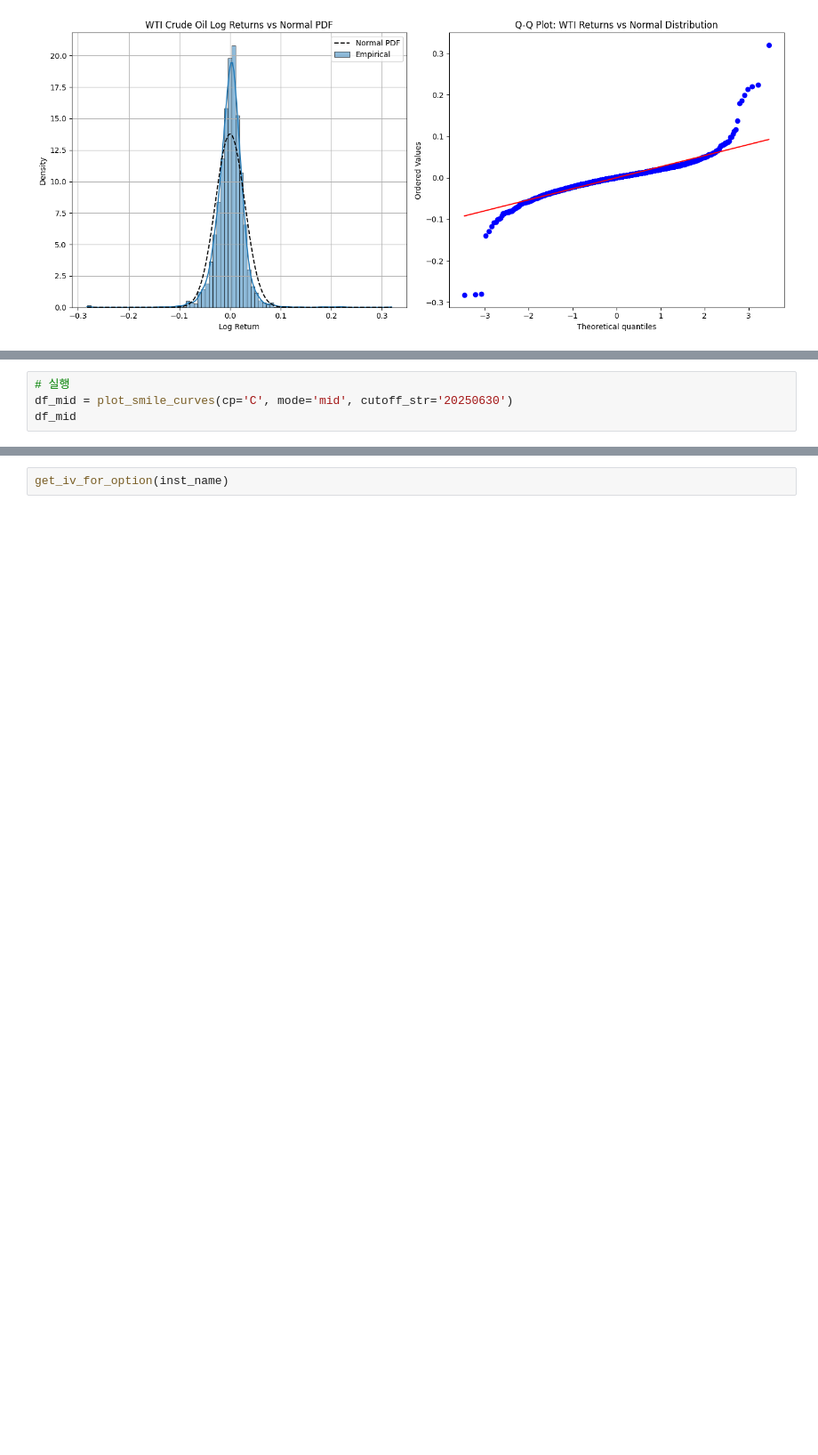
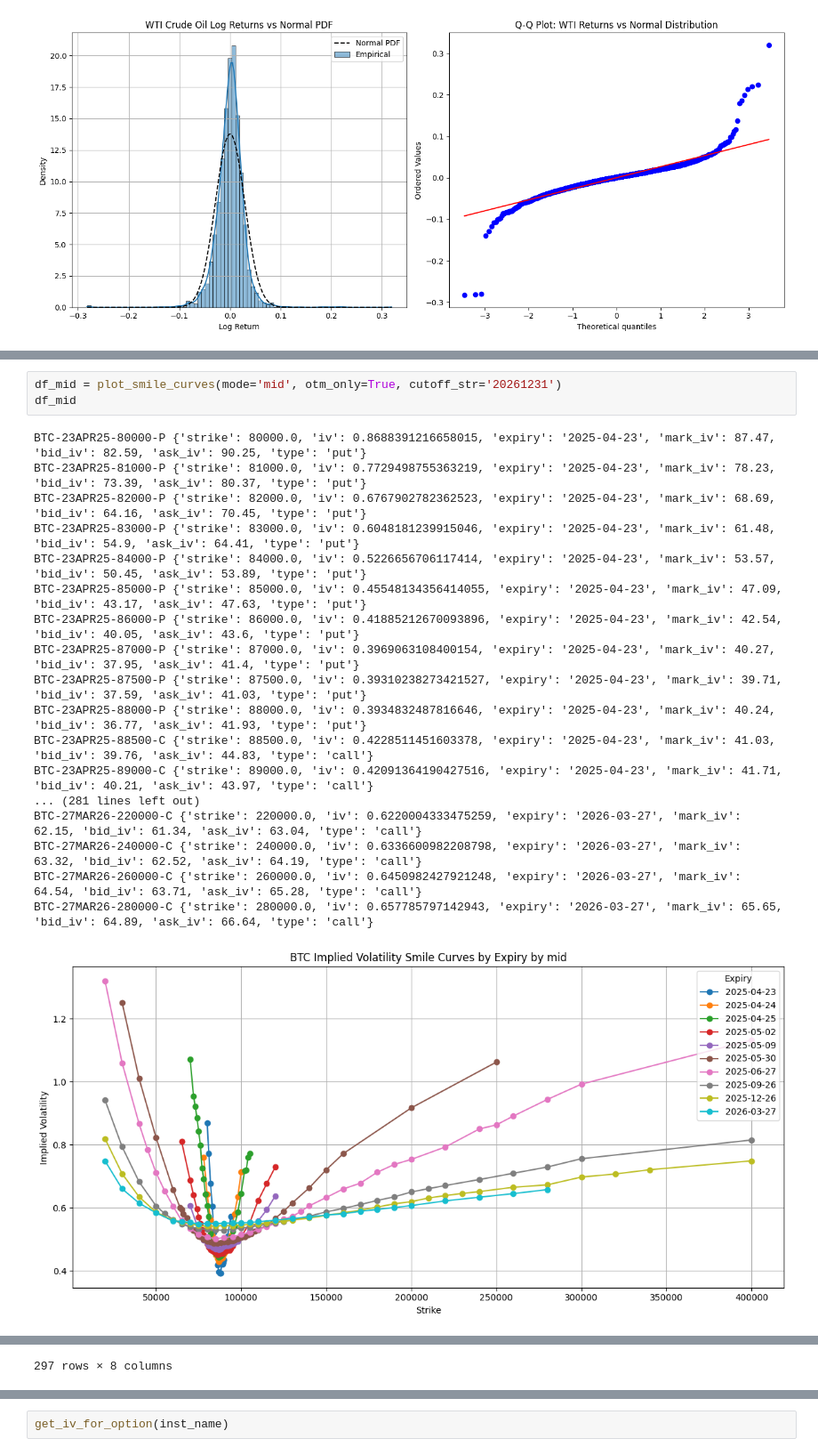
Before and after one commit to aznedac2/CS231N_17_KOR_SUB, a Jupyter notebook: vol_coin.ipynb, the cells around one changed output, grey strips where cells are left out. Shown at 89% size. Drawn from its saved outputs; the diff is of its cells as text; blank space fills up the shorter version.

```diff
--- a/vol_coin.ipynb
+++ b/vol_coin.ipynb
@@ -441,4 +515,22 @@ def get_btc_futures_last_price(instrument_name="BTC-PERPETUAL"):
 # %%
-# 실행
-df_mid = plot_smile_curves(cp='C', mode='mid', cutoff_str='20250630')
+df_mid = plot_smile_curves(mode='mid', otm_only=True, cutoff_str='20261231')
 df_mid
+# %% [output]
+BTC-23APR25-80000-P {'strike': 80000.0, 'iv': 0.8688391216658015, 'expiry': '2025-04-23', 'mark_iv': 87.47, 'bid_iv': 82.59, 'ask_iv': 90.25, 'type': 'put'}
+BTC-23APR25-81000-P {'strike': 81000.0, 'iv': 0.7729498755363219, 'expiry': '2025-04-23', 'mark_iv': 78.23, 'bid_iv': 73.39, 'ask_iv': 80.37, 'type': 'put'}
+BTC-23APR25-82000-P {'strike': 82000.0, 'iv': 0.6767902782362523, 'expiry': '2025-04-23', 'mark_iv': 68.69, 'bid_iv': 64.16, 'ask_iv': 70.45, 'type': 'put'}
+BTC-23APR25-83000-P {'strike': 83000.0, 'iv': 0.6048181239915046, 'expiry': '2025-04-23', 'mark_iv': 61.48, 'bid_iv': 54.9, 'ask_iv': 64.41, 'type': 'put'}
+BTC-23APR25-84000-P {'strike': 84000.0, 'iv': 0.5226656706117414, 'expiry': '2025-04-23', 'mark_iv': 53.57, 'bid_iv': 50.45, 'ask_iv': 53.89, 'type': 'put'}
+BTC-23APR25-85000-P {'strike': 85000.0, 'iv': 0.45548134356414055, 'expiry': '2025-04-23', 'mark_iv': 47.09, 'bid_iv': 43.17, 'ask_iv': 47.63, 'type': 'put'}
+BTC-23APR25-86000-P {'strike': 86000.0, 'iv': 0.41885212670093896, 'expiry': '2025-04-23', 'mark_iv': 42.54, 'bid_iv': 40.05, 'ask_iv': 43.6, 'type': 'put'}
+BTC-23APR25-87000-P {'strike': 87000.0, 'iv': 0.3969063108400154, 'expiry': '2025-04-23', 'mark_iv': 40.27, 'bid_iv': 37.95, 'ask_iv': 41.4, 'type': 'put'}
+BTC-23APR25-87500-P {'strike': 87500.0, 'iv': 0.39310238273421527, 'expiry': '2025-04-23', 'mark_iv': 39.71, 'bid_iv': 37.59, 'ask_iv': 41.03, 'type': 'put'}
+BTC-23APR25-88000-P {'strike': 88000.0, 'iv': 0.3934832487816646, 'expiry': '2025-04-23', 'mark_iv': 40.24, 'bid_iv': 36.77, 'ask_iv': 41.93, 'type': 'put'}
+BTC-23APR25-88500-C {'strike': 88500.0, 'iv': 0.4228511451603378, 'expiry': '2025-04-23', 'mark_iv': 41.03, 'bid_iv': 39.76, 'ask_iv': 44.83, 'type': 'call'}
+BTC-23APR25-89000-C {'strike': 89000.0, 'iv': 0.42091364190427516, 'expiry': '2025-04-23', 'mark_iv': 41.71, 'bid_iv': 40.21, 'ask_iv': 43.97, 'type': 'call'}
+... (281 lines left out)
+BTC-27MAR26-220000-C {'strike': 220000.0, 'iv': 0.6220004333475259, 'expiry': '2026-03-27', 'mark_iv': 62.15, 'bid_iv': 61.34, 'ask_iv': 63.04, 'type': 'call'}
+BTC-27MAR26-240000-C {'strike': 240000.0, 'iv': 0.6336600982208798, 'expiry': '2026-03-27', 'mark_iv': 63.32, 'bid_iv': 62.52, 'ask_iv': 64.19, 'type': 'call'}
+BTC-27MAR26-260000-C {'strike': 260000.0, 'iv': 0.6450982427921248, 'expiry': '2026-03-27', 'mark_iv': 64.54, 'bid_iv': 63.71, 'ask_iv': 65.28, 'type': 'call'}
+BTC-27MAR26-280000-C {'strike': 280000.0, 'iv': 0.657785797142943, 'expiry': '2026-03-27', 'mark_iv': 65.65, 'bid_iv': 64.89, 'ask_iv': 66.64, 'type': 'call'}
+[figure, added]
@@ -444,0 +549 @@ df_mid
+297 rows × 8 columns
```
Also changed, not shown: parts of 15 cells of this notebook.
